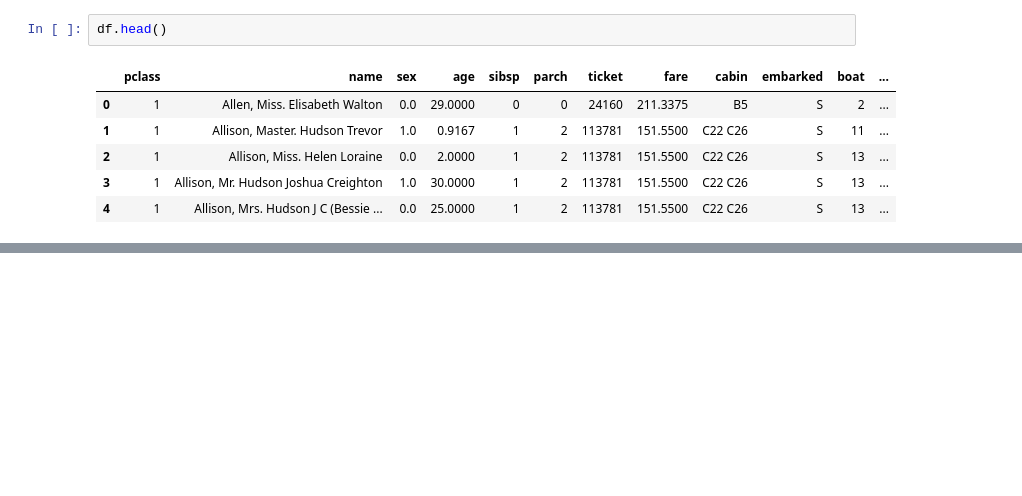
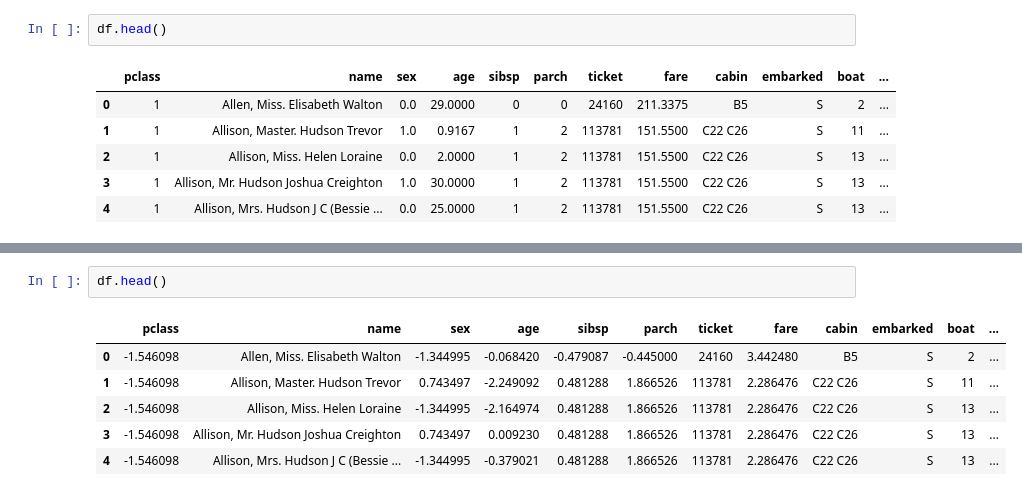
Before and after one commit to kaustubhKolhe99/python, a Jupyter notebook: scikit-learn/scikit-learn.ipynb, the cells around one changed output, grey strips where cells are left out. Cells and saved outputs as stored; diff of their text form; blank space fills up the shorter version.

```diff
--- a/scikit-learn/scikit-learn.ipynb
+++ b/scikit-learn/scikit-learn.ipynb
@@ -265,0 +292,9 @@ df.head()
+# %%
+df.head()
+# %% [output]
+|  | pclass | name | sex | age | sibsp | parch | ticket | fare | cabin | embarked | boat | ... |
+| 0 | -1.546098 | Allen, Miss. Elisabeth Walton | -1.344995 | -0.068420 | -0.479087 | -0.445000 | 24160 | 3.442480 | B5 | S | 2 | ... |
+| 1 | -1.546098 | Allison, Master. Hudson Trevor | 0.743497 | -2.249092 | 0.481288 | 1.866526 | 113781 | 2.286476 | C22 C26 | S | 11 | ... |
+| 2 | -1.546098 | Allison, Miss. Helen Loraine | -1.344995 | -2.164974 | 0.481288 | 1.866526 | 113781 | 2.286476 | C22 C26 | S | 13 | ... |
+| 3 | -1.546098 | Allison, Mr. Hudson Joshua Creighton | 0.743497 | 0.009230 | 0.481288 | 1.866526 | 113781 | 2.286476 | C22 C26 | S | 13 | ... |
+| 4 | -1.546098 | Allison, Mrs. Hudson J C (Bessie ... | -1.344995 | -0.379021 | 0.481288 | 1.866526 | 113781 | 2.286476 | C22 C26 | S | 13 | ... |
```
Also changed, not shown: parts of 10 cells of this notebook, 1 other file.
